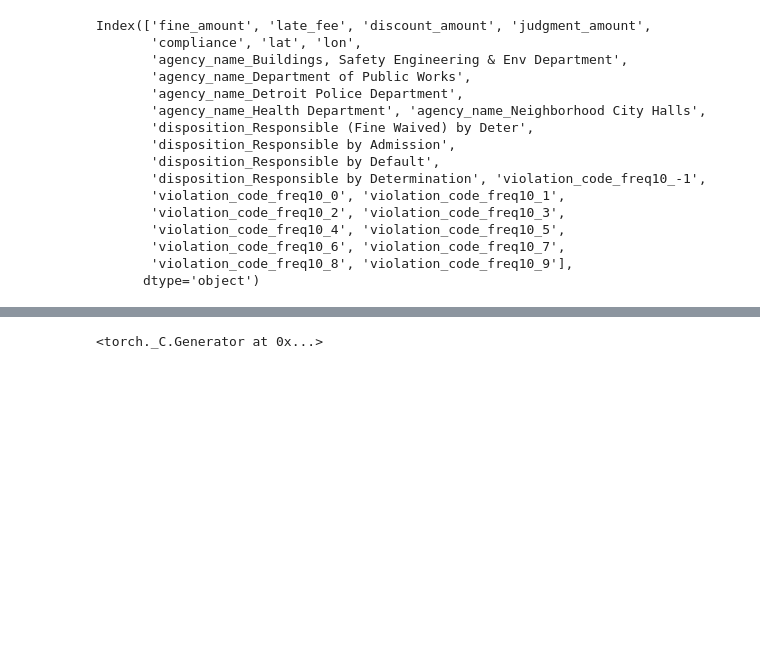
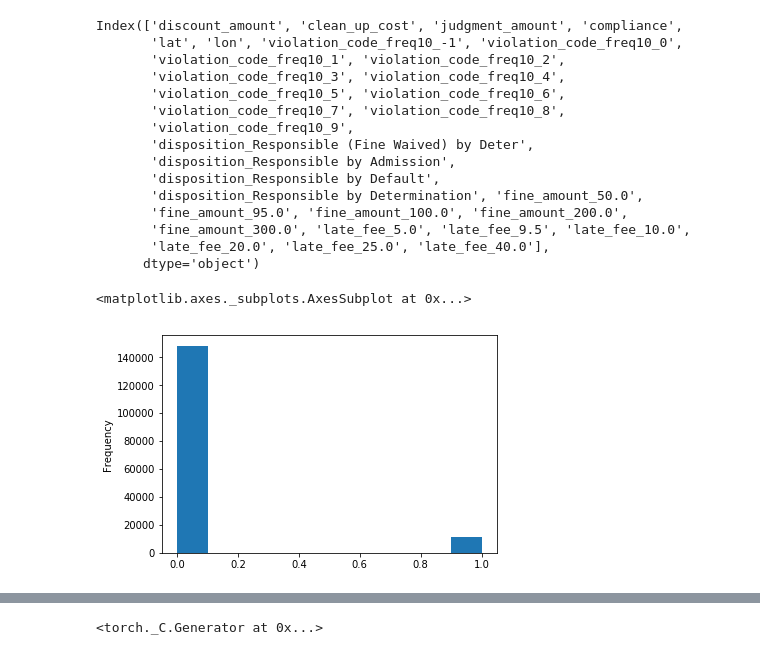
Before and after one commit to liufuyang/coursera-Applied-Machine-Learning-in-Python, a Jupyter notebook: Assigment 4 - Pytorch.ipynb, the cells around one changed output, grey strips where cells are left out. Saved outputs shown, nothing was run; the diff lists cells and outputs as text; code cells hidden in the pictures; blank space fills up the shorter version.

```diff
--- a/Assigment 4 - Pytorch.ipynb
+++ b/Assigment 4 - Pytorch.ipynb
@@ -25,7 +25,7 @@ list_to_remove = ['balance_due',
  'payment_date',
  'payment_status']
 
-list_to_remove_all = ['admin_fee', 'state_fee', 'clean_up_cost',
+list_to_remove_all = ['admin_fee', 'state_fee', # 'clean_up_cost',
                       'violator_name', 'zip_code', 'country', 'city', 'state',
                       'inspector_name', 'violation_street_number', 'violation_street_name',
                       'violation_zip_code', 'violation_description',
@@ -66,12 +66,41 @@ df_test.lat.fillna(method='pad', inplace=True)
 df_test.lon.fillna(method='pad', inplace=True)
 #df_test.state.fillna(method='pad', inplace=True)
 
-one_hot_encode_columns = ['agency_name', 'disposition', 'violation_code_freq10']
 
+df_train.lat = df_train.lat.apply(lambda l: l if l < 42.45 else 42.45)
+df_train.lat = df_train.lat.apply(lambda l: l if l > 42.25 else 42.25)
+
+df_train.lon = df_train.lon.apply(lambda l: l if l < -82.9 else -82.9)
+df_train.lon = df_train.lon.apply(lambda l: l if l > -83.30 else -83.30)
+
+
+df_train.fine_amount = df_train.fine_amount.apply(lambda l: 50 if l <= 50 else l)
+df_train.fine_amount = df_train.fine_amount.apply(lambda l: 100 if l >= 100 and l<=160  else l)
+df_train.fine_amount = df_train.fine_amount.apply(lambda l: 200 if l >= 160 and l<250  else l)
+df_train.fine_amount = df_train.fine_amount.apply(lambda l: 300 if l >= 250 else l)
+df_train.fine_amount = df_train.fine_amount.apply(lambda l: l if l > 0 else 0)
+
+df_train.late_fee = df_train.late_fee.apply(lambda l: 5 if l <= 5 else l)
+df_train.late_fee = df_train.late_fee.apply(lambda l: 10 if l >= 10 and l<=15 else l)
+df_train.late_fee = df_train.late_fee.apply(lambda l: 20 if l >= 16 and l<=22  else l)
+df_train.late_fee = df_train.late_fee.apply(lambda l: 25 if l >= 22 and l<=30  else l)
+df_train.late_fee = df_train.late_fee.apply(lambda l: 40 if l >= 31 else l)
+
+##
+
+df_train.drop('agency_name', axis=1, inplace=True)
+
+one_hot_encode_columns = ['violation_code_freq10', 'disposition',
+                         'fine_amount', 'late_fee']
+
+# df_train.drop(one_hot_encode_columns, axis=1, inplace=True)
+
+df_train_old = df_train
+
+# df_train = df_train[['fine_amount', 'late_fee', 'compliance','violation_code_freq10','disposition', ]]
 
 df_train = pd.get_dummies(df_train, columns=one_hot_encode_columns)
 df_test = pd.get_dummies(df_test, columns=one_hot_encode_columns)
-
 
 ###
 
@@ -95,19 +124,18 @@ X_test_scaled = scaler.transform(X_test)
 # %%
 df_train.columns
 # %% [output]
-Index(['fine_amount', 'late_fee', 'discount_amount', 'judgment_amount',
-       'compliance', 'lat', 'lon',
-       'agency_name_Buildings, Safety Engineering & Env Department',
-       'agency_name_Department of Public Works',
-       'agency_name_Detroit Police Department',
-       'agency_name_Health Department', 'agency_name_Neighborhood City Halls',
+Index(['discount_amount', 'clean_up_cost', 'judgment_amount', 'compliance',
+       'lat', 'lon', 'violation_code_freq10_-1', 'violation_code_freq10_0',
+       'violation_code_freq10_1', 'violation_code_freq10_2',
+       'violation_code_freq10_3', 'violation_code_freq10_4',
+       'violation_code_freq10_5', 'violation_code_freq10_6',
+       'violation_code_freq10_7', 'violation_code_freq10_8',
+       'violation_code_freq10_9',
        'disposition_Responsible (Fine Waived) by Deter',
        'disposition_Responsible by Admission',
        'disposition_Responsible by Default',
-       'disposition_Responsible by Determination', 'violation_code_freq10_-1',
-       'violation_code_freq10_0', 'violation_code_freq10_1',
-       'violation_code_freq10_2', 'violation_code_freq10_3',
-       'violation_code_freq10_4', 'violation_code_freq10_5',
-       'violation_code_freq10_6', 'violation_code_freq10_7',
-       'violation_code_freq10_8', 'violation_code_freq10_9'],
+       'disposition_Responsible by Determination', 'fine_amount_50.0',
+       'fine_amount_95.0', 'fine_amount_100.0', 'fine_amount_200.0',
+       'fine_amount_300.0', 'late_fee_5.0', 'late_fee_9.5', 'late_fee_10.0',
+       'late_fee_20.0', 'late_fee_25.0', 'late_fee_40.0'],
       dtype='object')
@@ -113,0 +144,5 @@ Index(['fine_amount', 'late_fee', 'discount_amount', 'judgment_amount',
+# %%
+df_train.compliance.plot.hist()
+# %% [output]
+<matplotlib.axes._subplots.AxesSubplot at 0x...>
+[figure, added]
```
Also changed, not shown: parts of 16 cells of this notebook.
